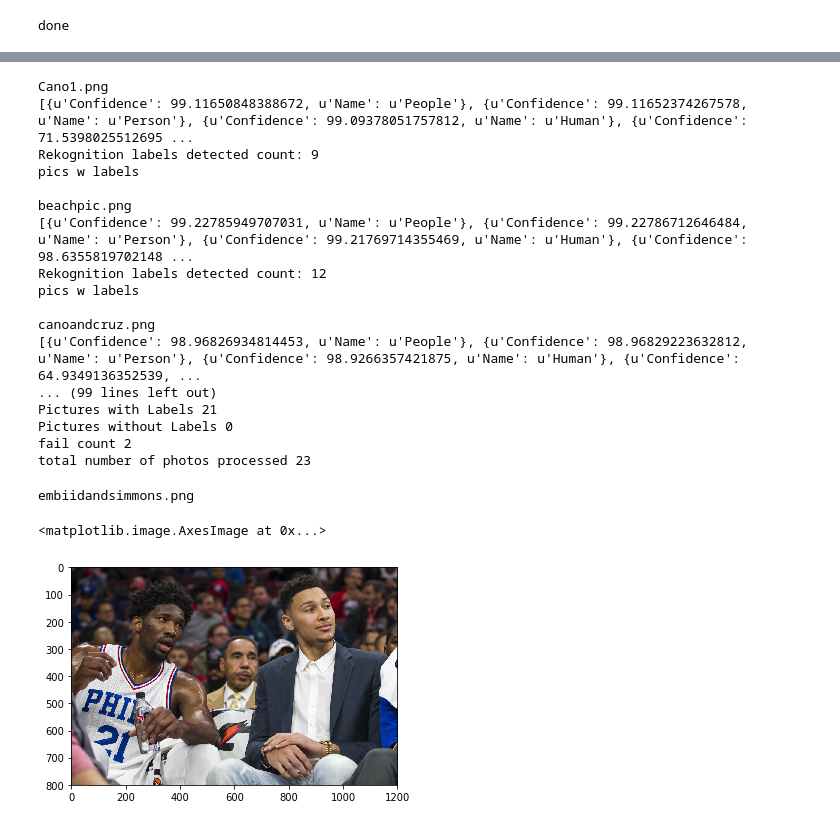
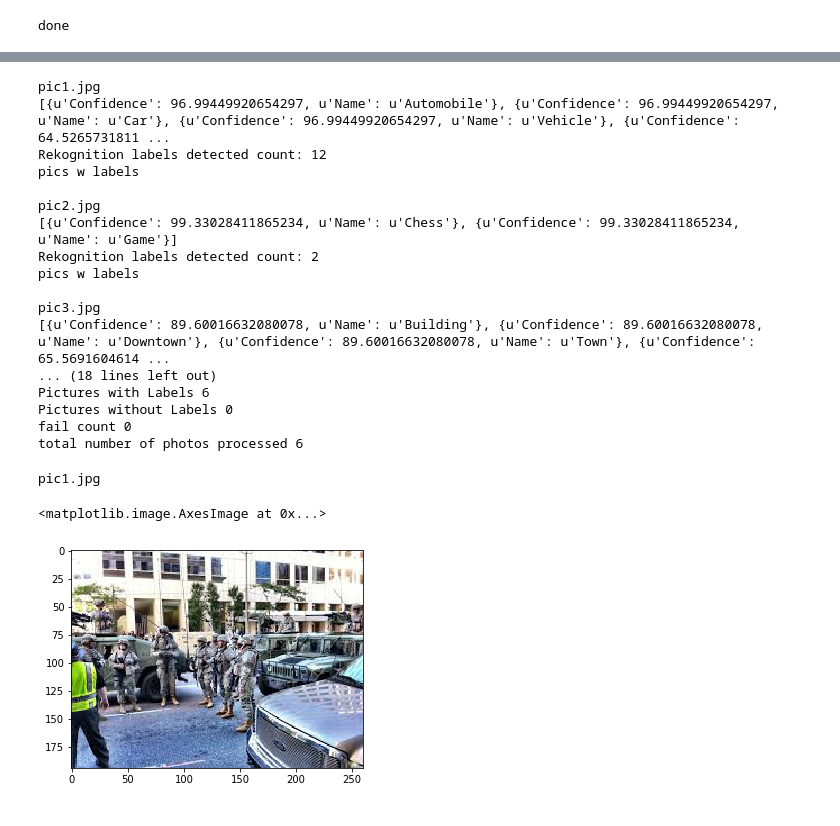
Before and after one commit to d80p/grainysquare, a Jupyter notebook: HW3.ipynb, the cells around one changed output, grey strips where cells are left out. Drawn from its saved outputs; the diff is of its cells as text; code cells hidden in the pictures.

Commit message:
hw3 update
added s3 bucket of pics

```diff
--- a/HW3.ipynb
+++ b/HW3.ipynb
@@ -44,7 +44,7 @@ print(len(mybuckets))
 print ('print info about this bucket')
 #this bucket is read-public, so feel free to follow this example code without changing
 #anything besides public/private key
-bucketname='rekognitionbotoartifact'
+bucketname='fishbucketads'
 s3bucket = conn.get_bucket(bucketname)
 print(s3bucket)
 size = 0
@@ -145,39 +139,39 @@ print('Pictures without Labels '+str(picswolabels))
 print('fail count '+str(failcount))
 print('total number of photos processed '+str(picslabels+picswolabels+failcount))
 # %% [output]
-Cano1.png
-[{u'Confidence': 99.11650848388672, u'Name': u'People'}, {u'Confidence': 99.11652374267578, u'Name': u'Person'}, {u'Confidence': 99.09378051757812, u'Name': u'Human'}, {u'Confidence': 71.5398025512695 ...
-Rekognition labels detected count: 9
-pics w labels
-
-beachpic.png
-[{u'Confidence': 99.22785949707031, u'Name': u'People'}, {u'Confidence': 99.22786712646484, u'Name': u'Person'}, {u'Confidence': 99.21769714355469, u'Name': u'Human'}, {u'Confidence': 98.6355819702148 ...
+pic1.jpg
+[{u'Confidence': 96.99449920654297, u'Name': u'Automobile'}, {u'Confidence': 96.99449920654297, u'Name': u'Car'}, {u'Confidence': 96.99449920654297, u'Name': u'Vehicle'}, {u'Confidence': 64.5265731811 ...
 Rekognition labels detected count: 12
 pics w labels
 
-canoandcruz.png
-[{u'Confidence': 98.96826934814453, u'Name': u'People'}, {u'Confidence': 98.96829223632812, u'Name': u'Person'}, {u'Confidence': 98.9266357421875, u'Name': u'Human'}, {u'Confidence': 64.9349136352539, ...
-... (99 lines left out)
-Pictures with Labels 21
+pic2.jpg
+[{u'Confidence': 99.33028411865234, u'Name': u'Chess'}, {u'Confidence': 99.33028411865234, u'Name': u'Game'}]
+Rekognition labels detected count: 2
+pics w labels
+
+pic3.jpg
+[{u'Confidence': 89.60016632080078, u'Name': u'Building'}, {u'Confidence': 89.60016632080078, u'Name': u'Downtown'}, {u'Confidence': 89.60016632080078, u'Name': u'Town'}, {u'Confidence': 65.5691604614 ...
+... (18 lines left out)
+Pictures with Labels 6
 Pictures without Labels 0
-fail count 2
-total number of photos processed 23
+fail count 0
+total number of photos processed 6
 # %%
 #retrieve and print a selected image
-image='embiidandsimmons.png'.replace('+',' ')
+image='pic1.jpg'.replace('+',' ')
 print (image)
 #make sure that you have the folder path in whatever instance is running this code
 folder='/home/ubuntu/ADS_Class/myrepo/'
 temp_image=folder+'temp_image.png'
 
 key = s3bucket.get_key(image)
 #use the same file name for each temp image or you will start getting a ton of photos
 #stored in the folder
 #also, if you are using your own bucket, you may need to tweak this code to handle '/'s
 key.get_contents_to_filename(temp_image)
 pil_im = Image.open(temp_image, 'r')
 imshow(np.asarray(pil_im))
 # %% [output]
-embiidandsimmons.png
+pic1.jpg
 <matplotlib.image.AxesImage at 0x...>
-[figure, old version]
+[figure, new version]
```
Also changed, not shown: parts of 1 cell of this notebook.
